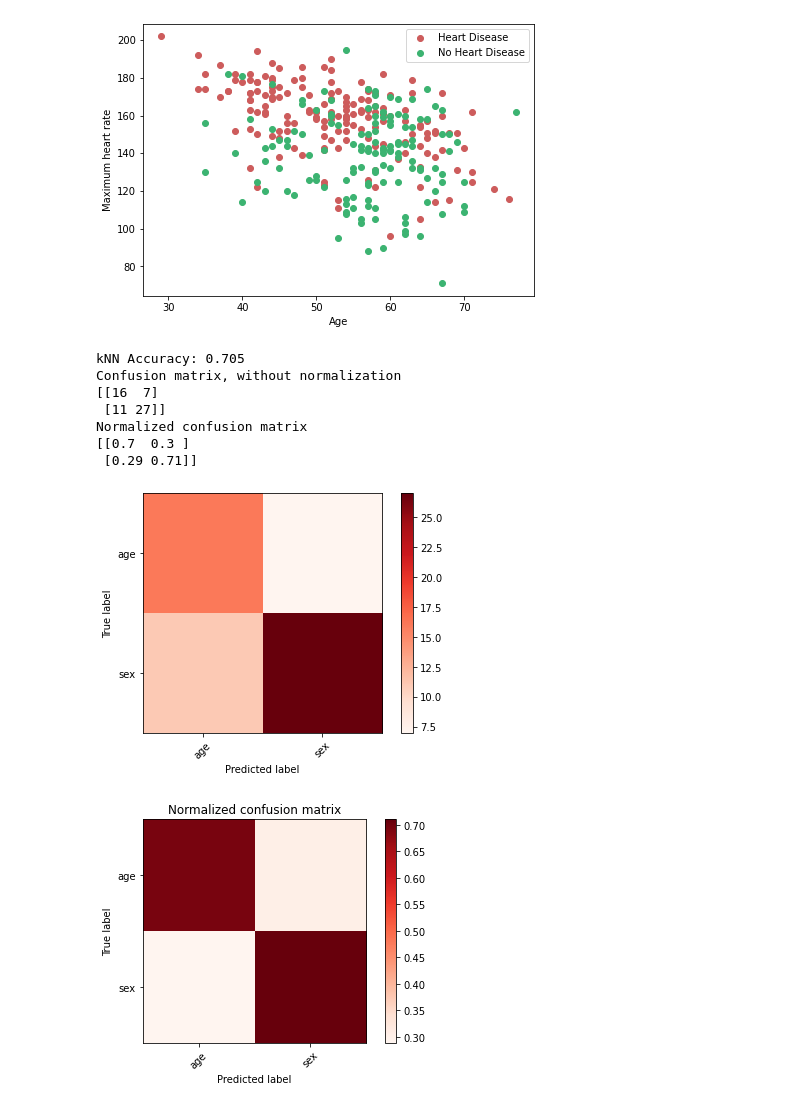
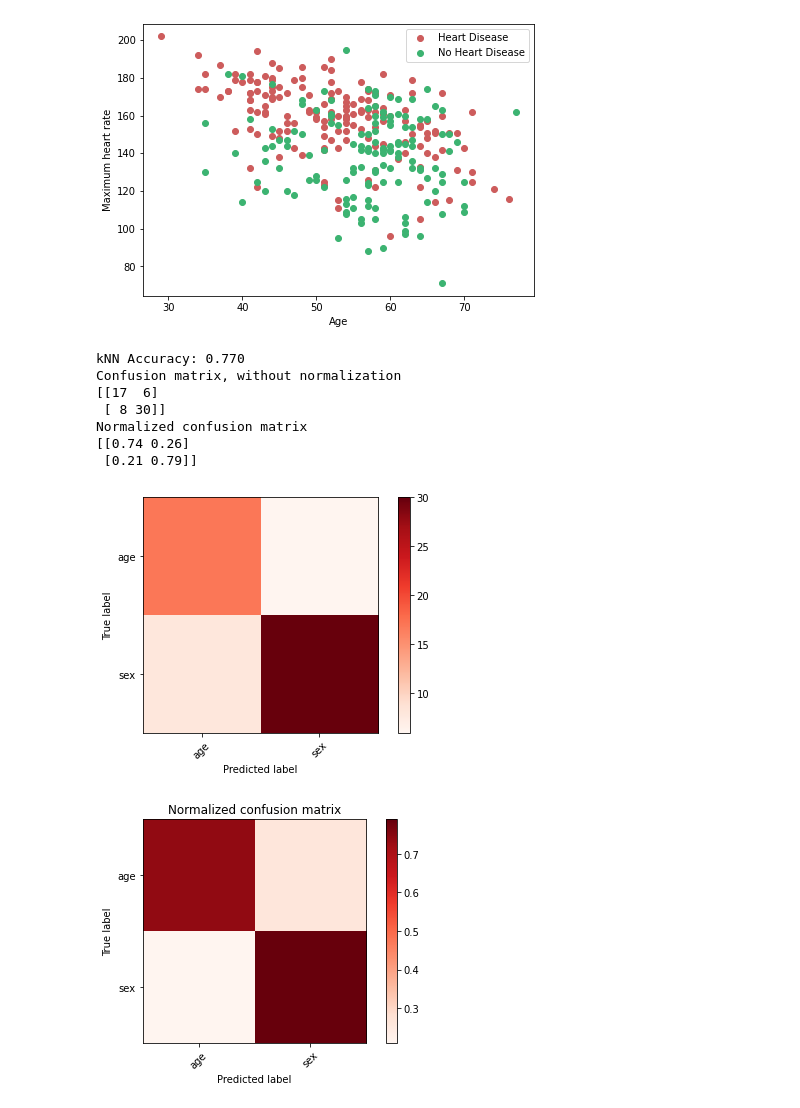
Before and after one commit to EndiMuceku/in3062-coursework, a Jupyter notebook: heartData.ipynb, the cells around one changed output. Saved outputs shown, nothing was run; the diff lists cells and outputs as text; code cells hidden in the pictures.

```diff
--- a/heartData.ipynb
+++ b/heartData.ipynb
@@ -4,7 +4,9 @@ import os
 import pandas as pd
 import numpy as np
 
+from sklearn.preprocessing import LabelEncoder
 from sklearn.model_selection import train_test_split
+from sklearn import metrics
 from sklearn.metrics import accuracy_score
 from sklearn.metrics import confusion_matrix
 from sklearn.neighbors import KNeighborsClassifier
@@ -31,6 +33,16 @@ filename_read = os.path.join(path, "heart.csv")
 df = pd.read_csv(filename_read)
 df - df.reindex(np.random.permutation(df.index))
 
+#columns of the dataset
+df.columns = ['age', 'sex',	'cp', 'trestbps', 'chol', 'fbs', 'restecg', 'thalach', 'exang', 'oldpeak', 'slope',	'ca', 'thal', 'target']
+
+#columns to plot on the confusion matrix
+cols = ['age', 'sex']
+
+#Encode the feature values which are strings to integers
+for label in df.columns:
+    df[label] = LabelEncoder().fit(df[label]).transform(df[label])
+
 print(df.head())
 # %% [output]
    age  sex  cp  trestbps  chol  fbs  restecg  thalach  exang  oldpeak  slope  \
@@ -67,48 +79,50 @@ plt.ylabel("Maximum heart rate")
 Text(0, 0.5, 'Maximum heart rate')
 [figure]
 # %%
-#get X and y values
-X = df.drop('target', axis=1)
-y = df.target.values
+# Create our X and y data
+result = []
+for x in df.columns:
+    if x != 'target':
+        result.append(x)
 
-#columns to plot on the confusion matrix
-cols = ['age', 'sex']
+X = df[result].values
+y = df['target'].values
 
 #split the dataset
 X_train, X_test, y_train, y_test = train_test_split(
     X, y, test_size=0.2, random_state=9)
 
 #build a knn model
 knn = KNeighborsClassifier()
 knn.fit(X_train, y_train)
 
 y_pred = knn.predict(X_test)
 
 #print results
 print('kNN Accuracy: %.3f' % accuracy_score(y_test, y_pred))
 
 #print confusion matrix numerically, using library method
 cm = confusion_matrix(y_test, y_pred)
 np.set_printoptions(precision=2)
 print('Confusion matrix, without normalization')
 print(cm)
 plt.figure()
 plot_confusion_matrix(cm, cols, title='')
 
 #graphical plots of confusion matrix using method above
 cm_normalized = cm.astype('float') / cm.sum(axis=1)[:, np.newaxis]
 print('Normalized confusion matrix')
 print(cm_normalized)
 plt.figure()
 plot_confusion_matrix(cm_normalized, cols, title='Normalized confusion matrix')
 plt.show()
 # %% [output]
-kNN Accuracy: 0.705
+kNN Accuracy: 0.770
 Confusion matrix, without normalization
-[[16  7]
- [11 27]]
+[[17  6]
+ [ 8 30]]
 Normalized confusion matrix
-[[0.7  0.3 ]
- [0.29 0.71]]
+[[0.74 0.26]
+ [0.21 0.79]]
-[figure, old version]
+[figure, new version]
-[figure, old version]
+[figure, new version]
```
Also changed, not shown: parts of 3 cells of this notebook, 1 other file.
